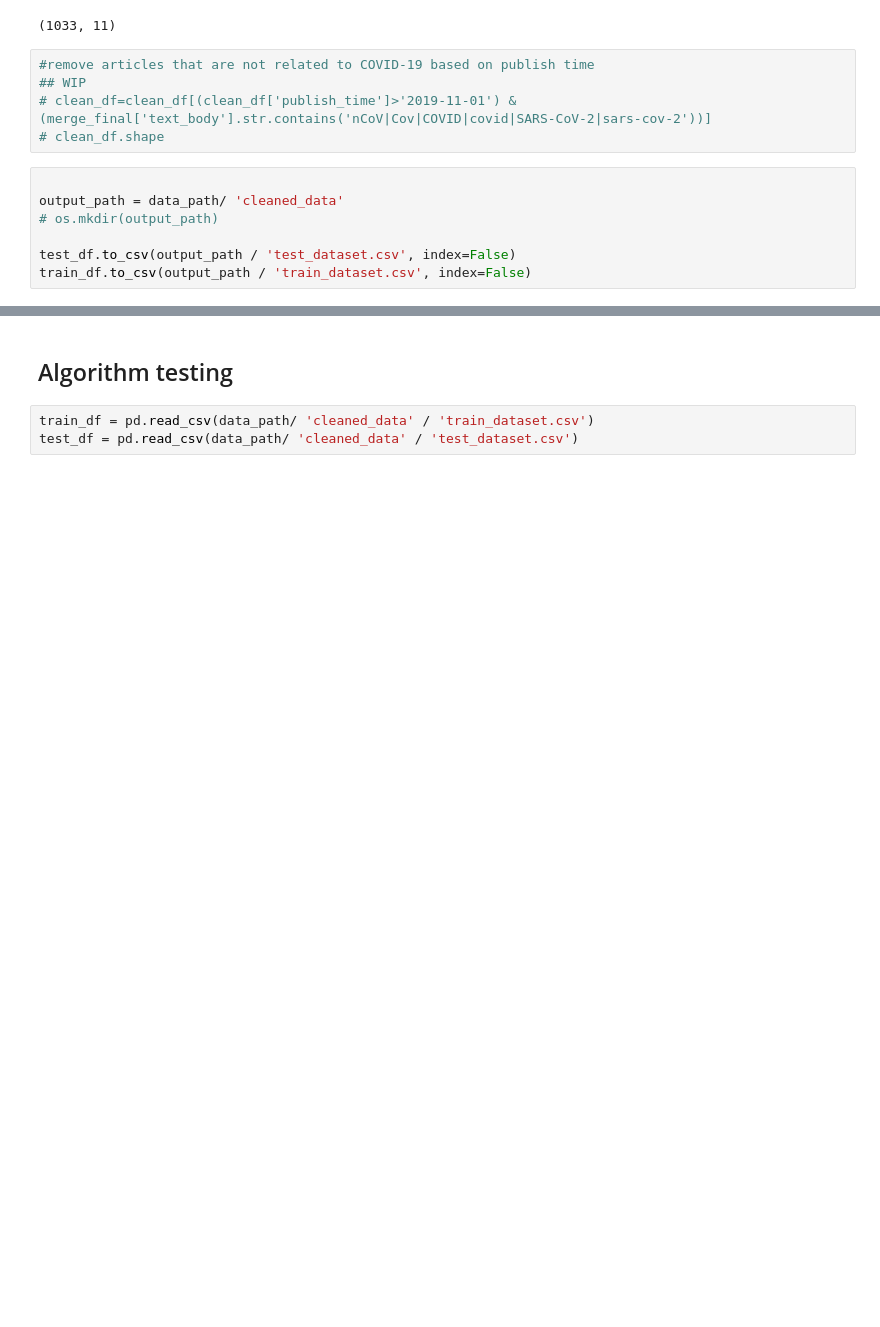
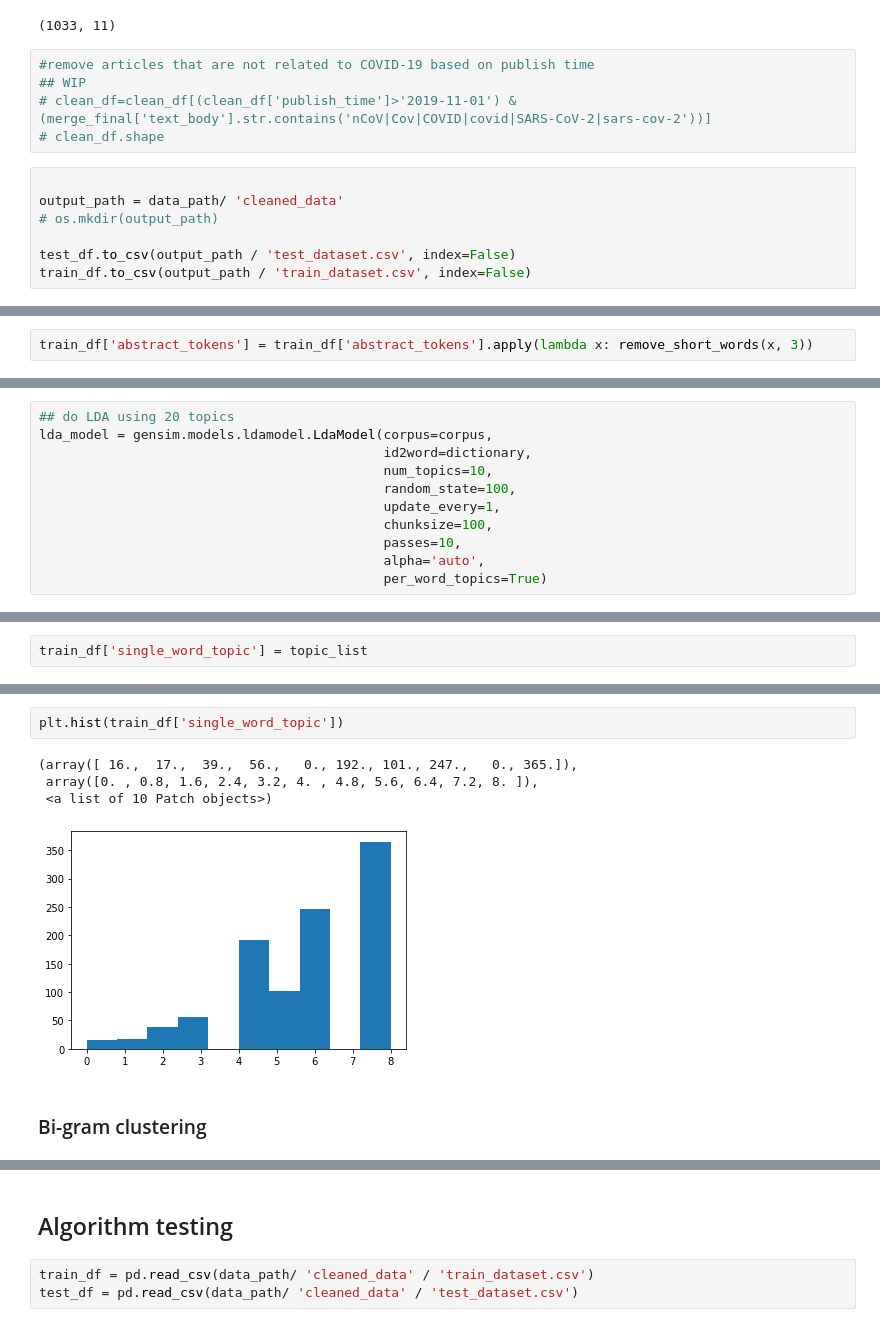
Before and after one commit to jzdscience/Cord19_abstractive_summarization, a Jupyter notebook: cord_data.ipynb, the cells around one changed output, grey strips where cells are left out. Drawn from its saved outputs; the diff is of its cells as text; blank space fills up the shorter version.

```diff
--- a/cord_data.ipynb
+++ b/cord_data.ipynb
@@ -423,0 +491,2 @@ train_df.to_csv(output_path / 'train_dataset.csv', index=False)
+# %%
+train_df['abstract_tokens'] = train_df['abstract_tokens'].apply(lambda x: remove_short_words(x, 3))
@@ -423,0 +655,11 @@ train_df.to_csv(output_path / 'train_dataset.csv', index=False)
+# %%
+## do LDA using 20 topics
+lda_model = gensim.models.ldamodel.LdaModel(corpus=corpus,
+                                            id2word=dictionary,
+                                            num_topics=10,
+                                            random_state=100,
+                                            update_every=1,
+                                            chunksize=100,
+                                            passes=10,
+                                            alpha='auto',
+                                            per_word_topics=True)
@@ -423,0 +721,2 @@ train_df.to_csv(output_path / 'train_dataset.csv', index=False)
+# %%
+train_df['single_word_topic'] = topic_list
@@ -423,0 +735,9 @@ train_df.to_csv(output_path / 'train_dataset.csv', index=False)
+# %%
+plt.hist(train_df['single_word_topic'])
+# %% [output]
+(array([ 16.,  17.,  39.,  56.,   0., 192., 101., 247.,   0., 365.]),
+ array([0. , 0.8, 1.6, 2.4, 3.2, 4. , 4.8, 5.6, 6.4, 7.2, 8. ]),
+ <a list of 10 Patch objects>)
+[figure, added]
+# %% [markdown]
+### Bi-gram clustering
```
Also changed, not shown: parts of 80 cells of this notebook.
